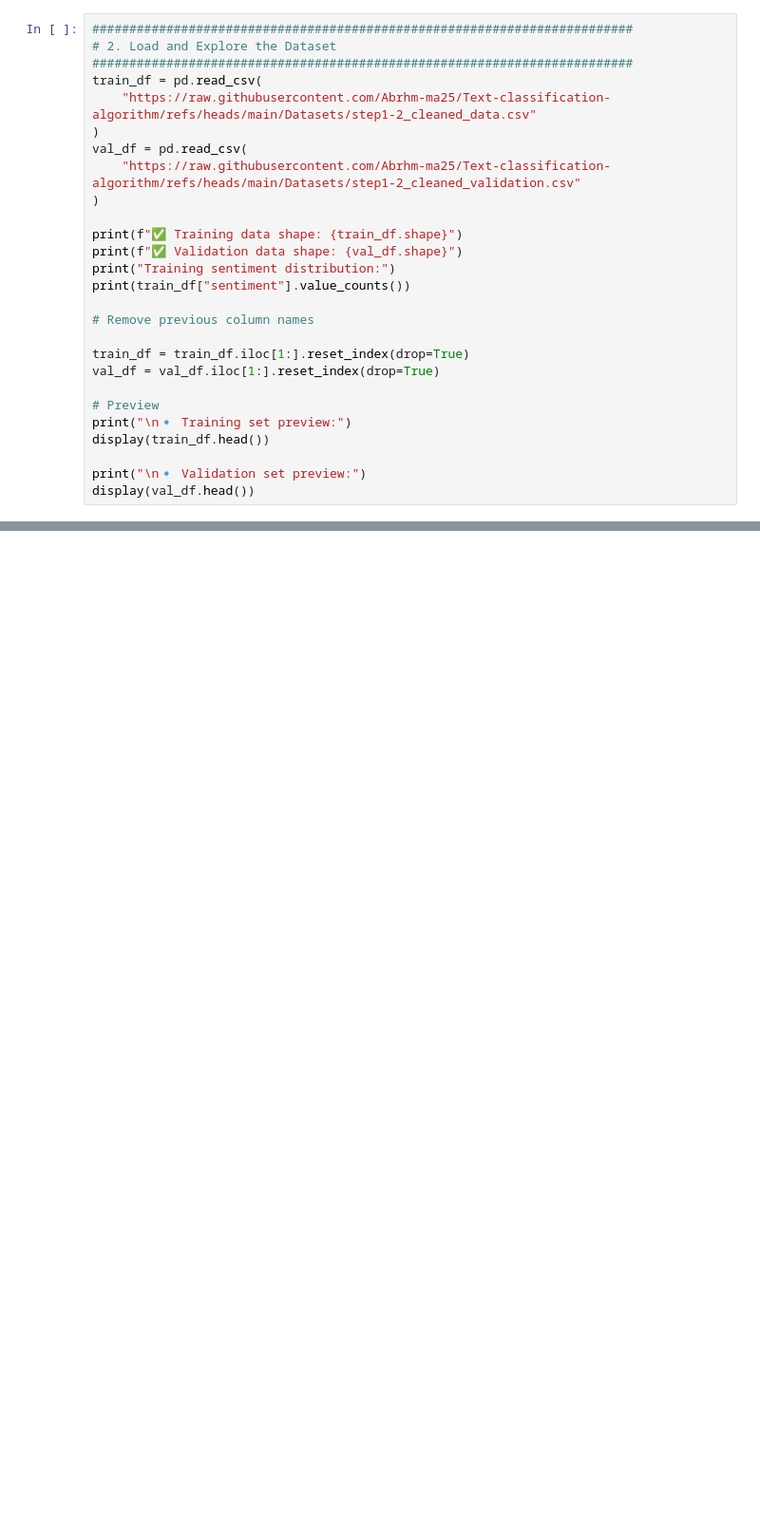
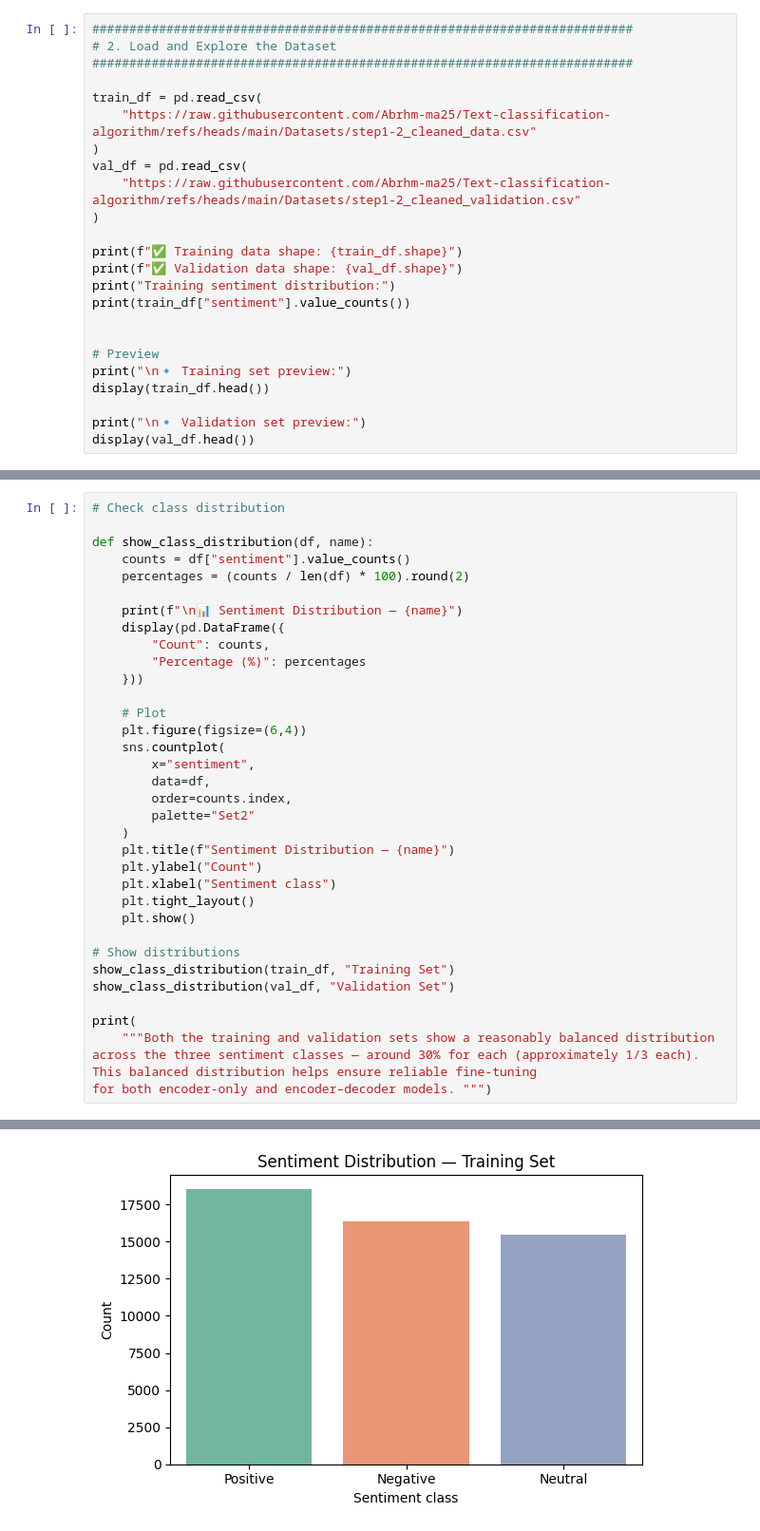
Before and after one commit to Abrhm-ma25/Text-classification-algorithm, a Jupyter notebook: ft_transformers_.ipynb, the cells around one changed output, grey strips where cells are left out. Shown at 95% size. Saved outputs shown, nothing was run; the diff lists cells and outputs as text; blank space fills up the shorter version.

```diff
--- a/ft_transformers_.ipynb
+++ b/ft_transformers_.ipynb
@@ -58,6 +57,7 @@ print(f"🧠 PyTorch version: {torch.__version__}")
 #########################################################################
 # 2. Load and Explore the Dataset
 #########################################################################
+
 train_df = pd.read_csv(
     "https://raw.githubusercontent.com/Abrhm-ma25/Text-classification-algorithm/refs/heads/main/Datasets/step1-2_cleaned_data.csv"
 )
@@ -70,10 +70,6 @@ print(f"✅ Validation data shape: {val_df.shape}")
 print("Training sentiment distribution:")
 print(train_df["sentiment"].value_counts())
 
-# Remove previous column names
-
-train_df = train_df.iloc[1:].reset_index(drop=True)
-val_df = val_df.iloc[1:].reset_index(drop=True)
 
 # Preview
 print("\n🔹 Training set preview:")
@@ -88,0 +104,37 @@ plt.show()
+# %%
+# Check class distribution
+
+def show_class_distribution(df, name):
+    counts = df["sentiment"].value_counts()
+    percentages = (counts / len(df) * 100).round(2)
+
+    print(f"\n📊 Sentiment Distribution — {name}")
+    display(pd.DataFrame({
+        "Count": counts,
+        "Percentage (%)": percentages
+    }))
+
+    # Plot
+    plt.figure(figsize=(6,4))
+    sns.countplot(
+        x="sentiment",
+        data=df,
+        order=counts.index,
+        palette="Set2"
+    )
+    plt.title(f"Sentiment Distribution — {name}")
+    plt.ylabel("Count")
+    plt.xlabel("Sentiment class")
+    plt.tight_layout()
+    plt.show()
+
+# Show distributions
+show_class_distribution(train_df, "Training Set")
+show_class_distribution(val_df, "Validation Set")
+
+print(
+    """Both the training and validation sets show a reasonably balanced distribution
+across the three sentiment classes — around 30% for each (approximately 1/3 each).
+This balanced distribution helps ensure reliable fine-tuning
+for both encoder-only and encoder–decoder models. """)
+# %% [output]
@@ -88,0 +147 @@ plt.show()
+[figure, added]
```
Also changed, not shown: parts of 9 cells of this notebook.
